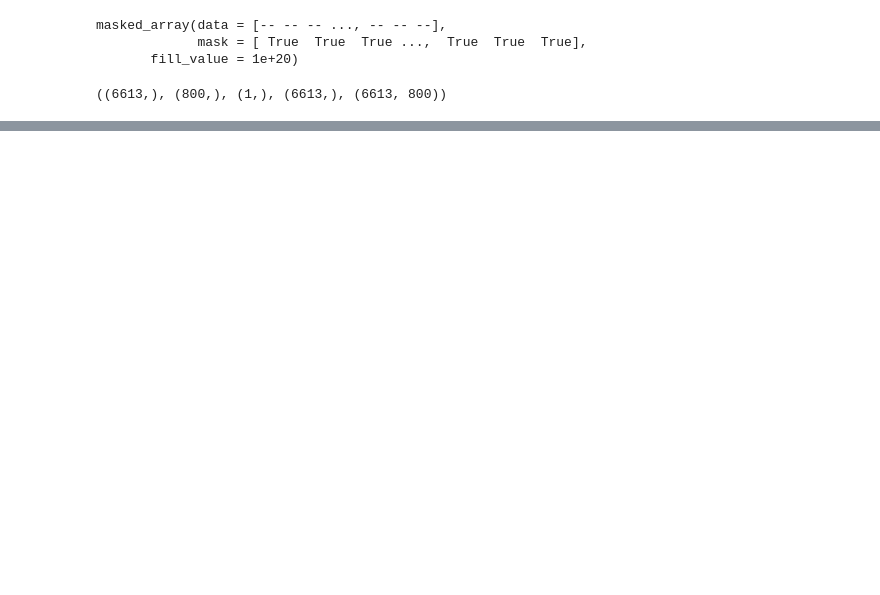
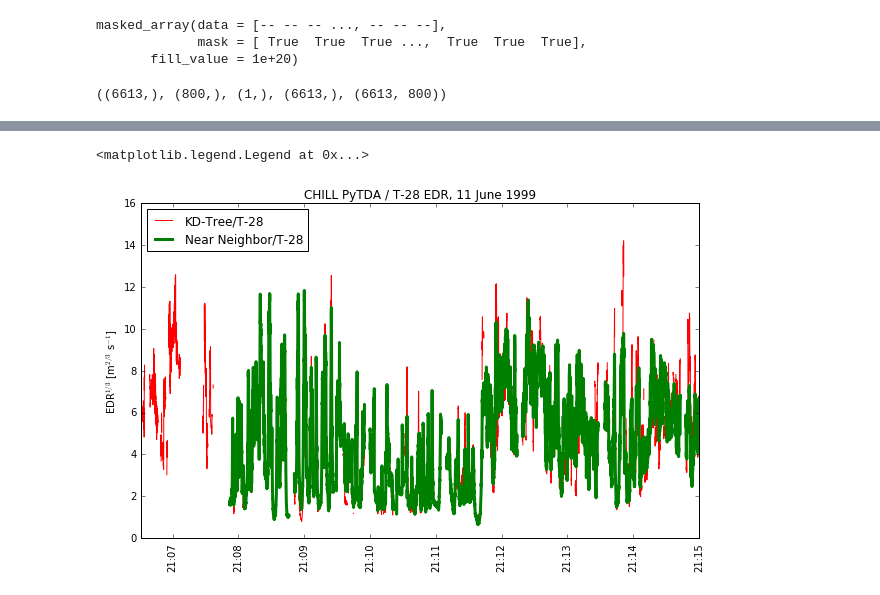
Before and after one commit to nguy/Notebooks, a Jupyter notebook: pytda_along_flight_track.ipynb, the cells around one changed output, grey strips where cells are left out. Saved outputs shown, nothing was run; the diff lists cells and outputs as text; code cells hidden in the pictures; blank space fills up the shorter version.

```diff
--- a/pytda_along_flight_track.ipynb
+++ b/pytda_along_flight_track.ipynb
@@ -273,0 +293,14 @@ kdCHILL.flight['time']['data'].shape, kdCHILL.data['turbulence']['data'].max()
+# %%
+fig,ax = plt.subplots(1,1, figsize=(10,6))
+plt.plot(kdCHILL.flight['time']['data'], kdCHILL.data['turbulence']['data']/(kdCHILL.flight['turb']['data']/100**(2/3)), 'r', ms=2, label='KD-Tree/T-28')
+plt.plot(kdCHILL.flight['time']['data'], nnpCHILL.data['turbulence']['data']/(kdCHILL.flight['turb']['data']/100**(2/3)), 'g', ms=3, lw=3, label='Near Neighbor/T-28')
+ax.set_ylabel(r'EDR$^{1/3}$ [m$^{2/3}$ s$^{-1}$]')
+#ax.set_ylim(0, 1)
+ax.set_title("CHILL PyTDA / T-28 EDR, 11 June 1999")
+xfmt = md.DateFormatter('%H:%M')
+ax.xaxis.set_major_formatter(xfmt)
+plt.xticks(rotation=90)
+plt.legend(numpoints=3, loc='upper left')
+# %% [output]
+<matplotlib.legend.Legend at 0x...>
+[figure, added]
```
Also changed, not shown: parts of 11 cells of this notebook.
